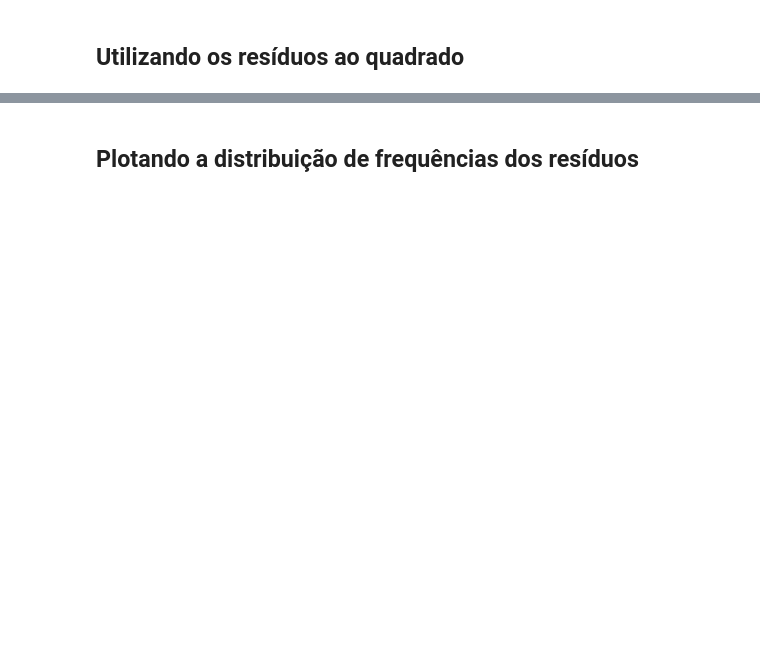
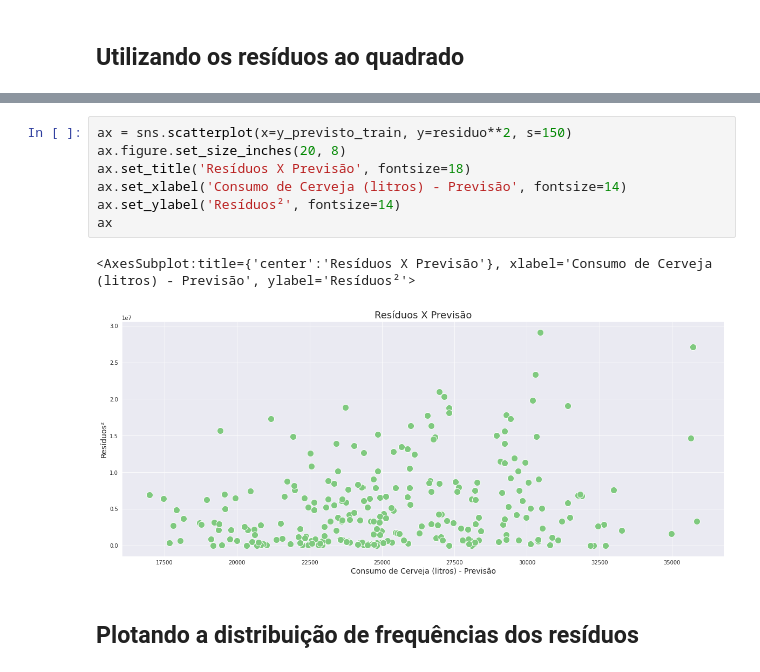
Before and after one commit to wiliands/estatistica_python, a Jupyter notebook: 06 - Regressao_Linear/Regressao_Linear.ipynb, the cells around one changed output, grey strips where cells are left out. Cells and saved outputs as stored; diff of their text form; blank space fills up the shorter version.

```diff
--- a/06 - Regressao_Linear/Regressao_Linear.ipynb
+++ b/06 - Regressao_Linear/Regressao_Linear.ipynb
@@ -493,3 +547,13 @@ Método informal de verificação da hipótese de variância constante dos resí
 Fonte: Econometria Básica - 5ª edição - Gujarati e Porter
+# %%
+ax = sns.scatterplot(x=y_previsto_train, y=residuo**2, s=150)
+ax.figure.set_size_inches(20, 8)
+ax.set_title('Resíduos X Previsão', fontsize=18)
+ax.set_xlabel('Consumo de Cerveja (litros) - Previsão', fontsize=14)
+ax.set_ylabel('Resíduos²', fontsize=14)
+ax
+# %% [output]
+<AxesSubplot:title={'center':'Resíduos X Previsão'}, xlabel='Consumo de Cerveja (litros) - Previsão', ylabel='Resíduos²'>
+[figure, added]
 # %% [markdown]
 ## Plotando a distribuição de frequências dos resíduos
```
Also changed, not shown: parts of 13 cells of this notebook.
